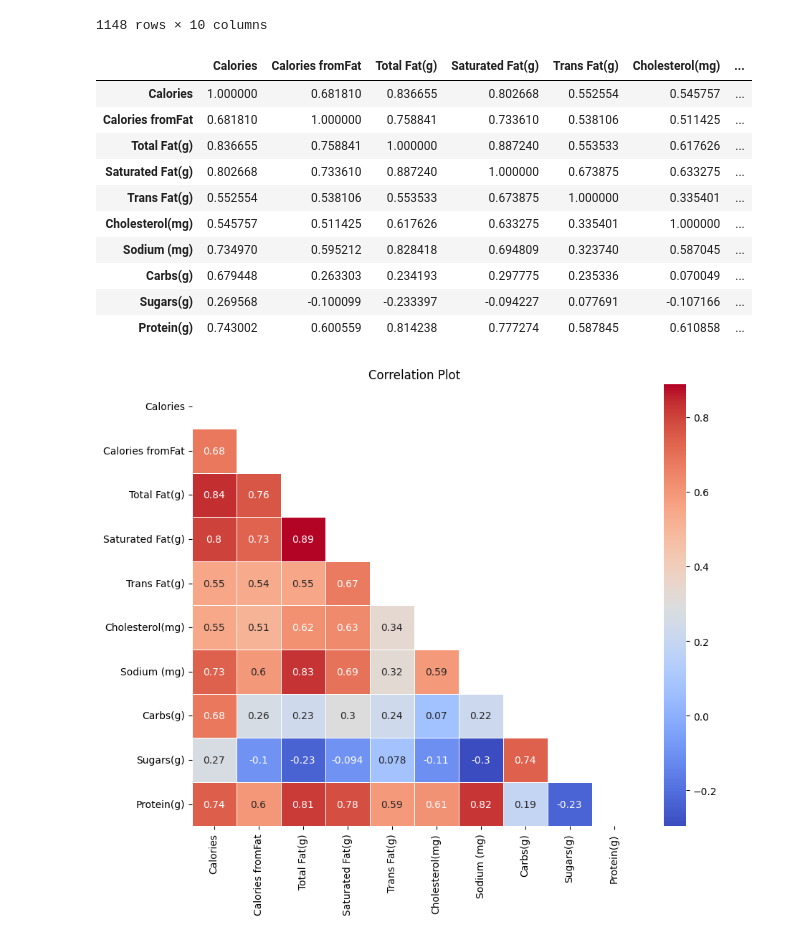
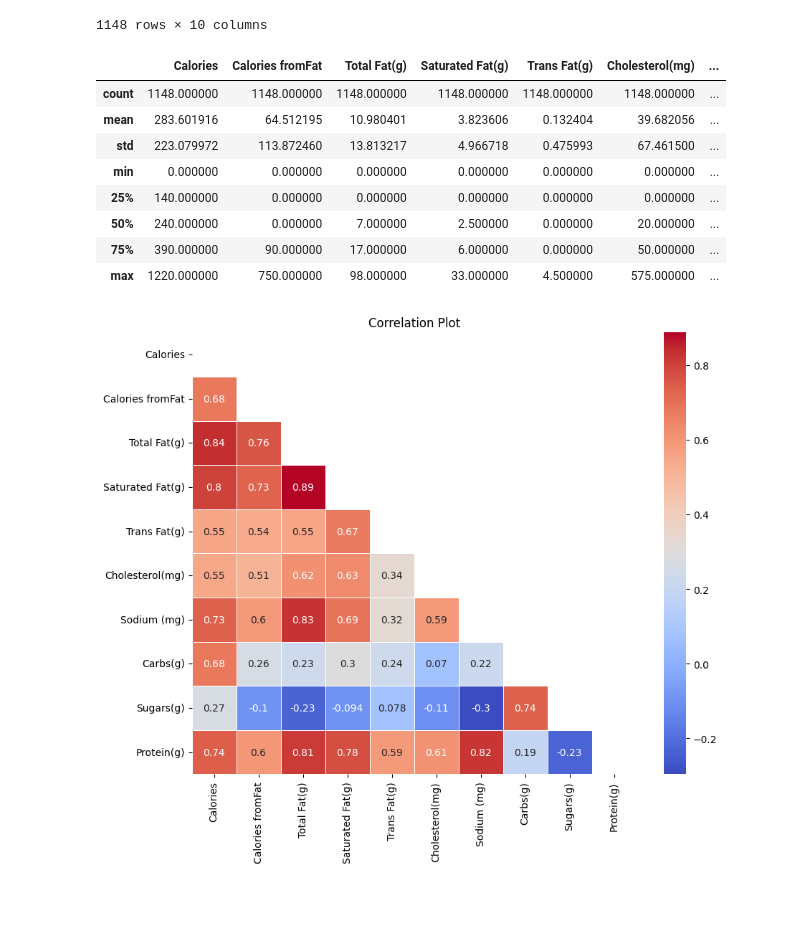
Before and after one commit to CharmStrange/CoLab_data, a Jupyter notebook: ipynb-majoring/DS/3차_프로젝트.ipynb, the cells around one changed output. Saved outputs shown, nothing was run; the diff lists cells and outputs as text; code cells hidden in the pictures; blank space fills up the shorter version.

```diff
--- a/ipynb-majoring/DS/3차_프로젝트.ipynb
+++ b/ipynb-majoring/DS/3차_프로젝트.ipynb
@@ -214,19 +214,17 @@ df_nutrition
 | 1147 | 260.0 | 0.0 | 9.0 | 4.0 | 0.0 | 20.0 | ... |
 1148 rows × 10 columns
 # %%
-df_nutrition.corr()
+df_nutrition.describe()
 # %% [output]
 |  | Calories | Calories fromFat | Total Fat(g) | Saturated Fat(g) | Trans Fat(g) | Cholesterol(mg) | ... |
-| Calories | 1.000000 | 0.681810 | 0.836655 | 0.802668 | 0.552554 | 0.545757 | ... |
-| Calories fromFat | 0.681810 | 1.000000 | 0.758841 | 0.733610 | 0.538106 | 0.511425 | ... |
-| Total Fat(g) | 0.836655 | 0.758841 | 1.000000 | 0.887240 | 0.553533 | 0.617626 | ... |
-| Saturated Fat(g) | 0.802668 | 0.733610 | 0.887240 | 1.000000 | 0.673875 | 0.633275 | ... |
-| Trans Fat(g) | 0.552554 | 0.538106 | 0.553533 | 0.673875 | 1.000000 | 0.335401 | ... |
-| Cholesterol(mg) | 0.545757 | 0.511425 | 0.617626 | 0.633275 | 0.335401 | 1.000000 | ... |
-| Sodium (mg) | 0.734970 | 0.595212 | 0.828418 | 0.694809 | 0.323740 | 0.587045 | ... |
-| Carbs(g) | 0.679448 | 0.263303 | 0.234193 | 0.297775 | 0.235336 | 0.070049 | ... |
-| Sugars(g) | 0.269568 | -0.100099 | -0.233397 | -0.094227 | 0.077691 | -0.107166 | ... |
-| Protein(g) | 0.743002 | 0.600559 | 0.814238 | 0.777274 | 0.587845 | 0.610858 | ... |
+| count | 1148.000000 | 1148.000000 | 1148.000000 | 1148.000000 | 1148.000000 | 1148.000000 | ... |
+| mean | 283.601916 | 64.512195 | 10.980401 | 3.823606 | 0.132404 | 39.682056 | ... |
+| std | 223.079972 | 113.872460 | 13.813217 | 4.966718 | 0.475993 | 67.461500 | ... |
+| min | 0.000000 | 0.000000 | 0.000000 | 0.000000 | 0.000000 | 0.000000 | ... |
+| 25% | 140.000000 | 0.000000 | 0.000000 | 0.000000 | 0.000000 | 0.000000 | ... |
+| 50% | 240.000000 | 0.000000 | 7.000000 | 2.500000 | 0.000000 | 20.000000 | ... |
+| 75% | 390.000000 | 90.000000 | 17.000000 | 6.000000 | 0.000000 | 50.000000 | ... |
+| max | 1220.000000 | 750.000000 | 98.000000 | 33.000000 | 4.500000 | 575.000000 | ... |
 # %%
 # 상관 관계 시각화
 plt.figure(figsize=(10, 8))
```
Also changed, not shown: parts of 21 cells of this notebook.
